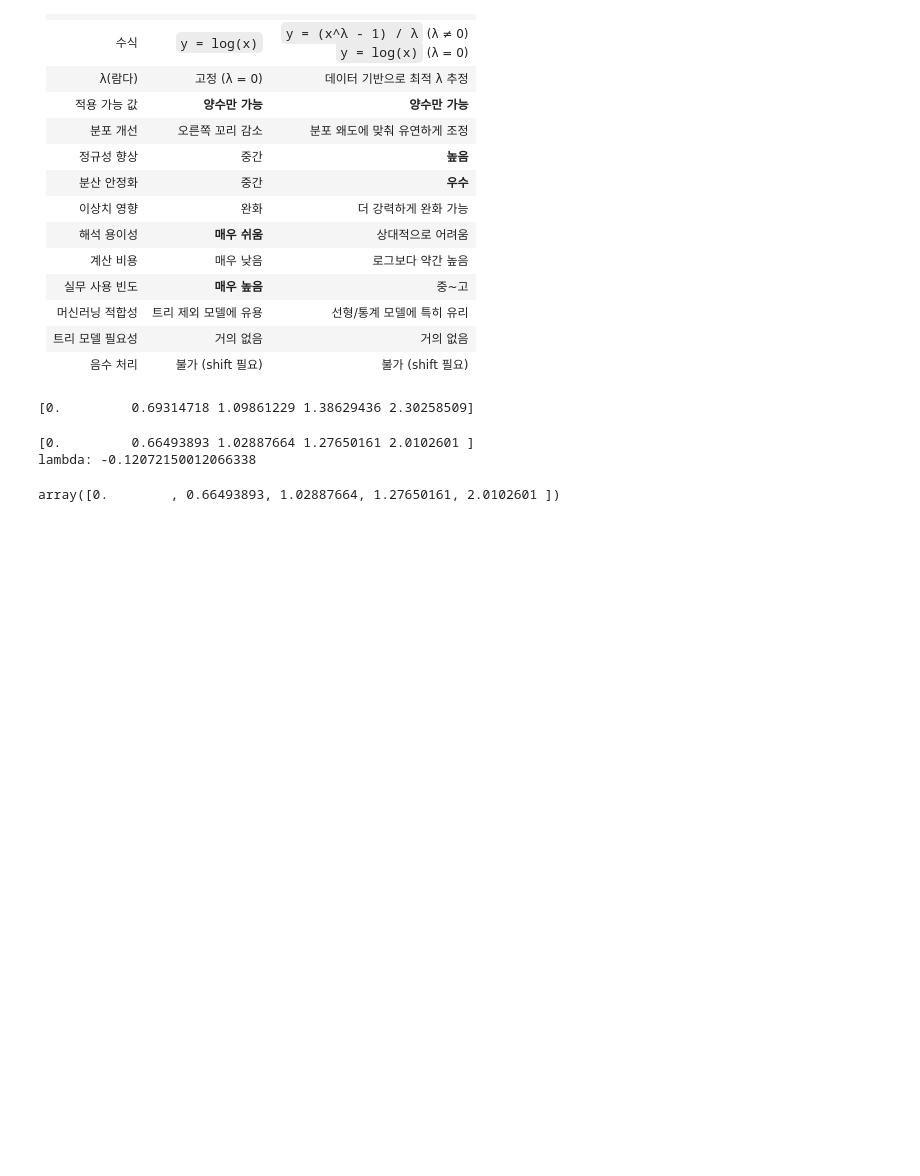
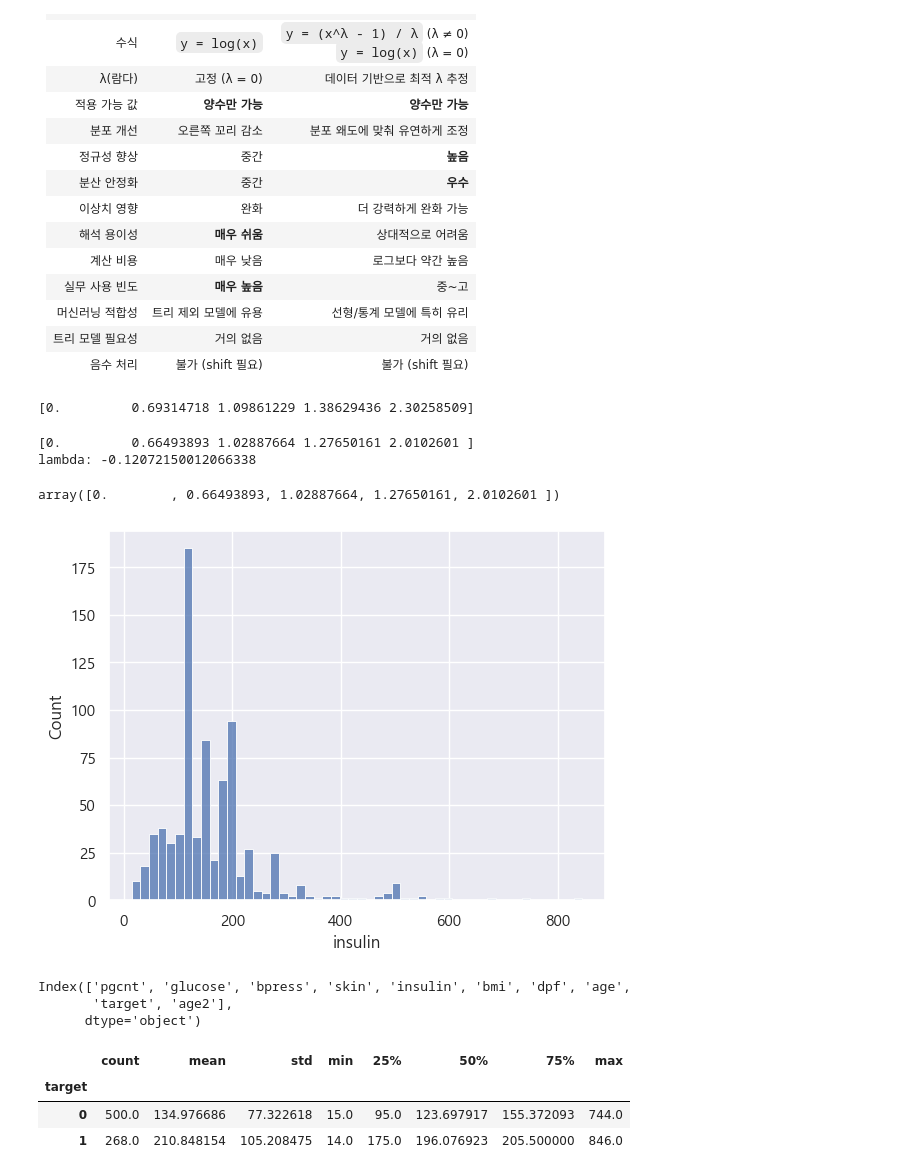
Before and after one commit to Kwonym0814/AIotDataAnalysis, a Jupyter notebook: workspace_python/ml/lec03.pima당뇨분류모델.ipynb, the cells around one changed output. Saved outputs shown, nothing was run; the diff lists cells and outputs as text; code cells hidden in the pictures; blank space fills up the shorter version.

```diff
--- a/workspace_python/ml/lec03.pima당뇨분류모델.ipynb
+++ b/workspace_python/ml/lec03.pima당뇨분류모델.ipynb
@@ -577,7 +548,3 @@ df.describe()
 | 50% | 3.000000 | 117.000000 | 72.000000 | 29.650000 | 141.000000 | 32.050000 | 0.372500 | 29.000000 | 0.000000 | 2.000000 |
 | 75% | 6.000000 | 141.000000 | 80.000000 | 34.000000 | 196.076923 | 36.600000 | 0.626250 | 41.000000 | 1.000000 | 4.000000 |
 | max | 17.000000 | 199.000000 | 122.000000 | 99.000000 | 846.000000 | 67.100000 | 2.420000 | 81.000000 | 1.000000 | 8.000000 |
-# %%
-df['insulin_log'] = np.log1p(df['insulin'])
-df['dpf_log'] = np.log1p(df['dpf'])
-df['age_log'] = np.log1p(df['age'])
@@ -721,3 +691,21 @@ np.log(x+1)
 stats.boxcox(x)[0]
 # %% [output]
 array([0.        , 0.66493893, 1.02887664, 1.27650161, 2.0102601 ])
+# %%
+sns.histplot(df['insulin'])
+plt.show()
+# %% [output]
+[figure, added]
+# %%
+df.columns
+# %% [output]
+Index(['pgcnt', 'glucose', 'bpress', 'skin', 'insulin', 'bmi', 'dpf', 'age',
+       'target', 'age2'],
+      dtype='object')
+# %%
+df.groupby('target')['insulin'].describe()
+# %% [output]
+|  | count | mean | std | min | 25% | 50% | 75% | max |
+| target |  |  |  |  |  |  |  |  |
+| 0 | 500.0 | 134.976686 | 77.322618 | 15.0 | 95.0 | 123.697917 | 155.372093 | 744.0 |
+| 1 | 268.0 | 210.848154 | 105.208475 | 14.0 | 175.0 | 196.076923 | 205.500000 | 846.0 |
```
Also changed, not shown: parts of 23 cells of this notebook.
